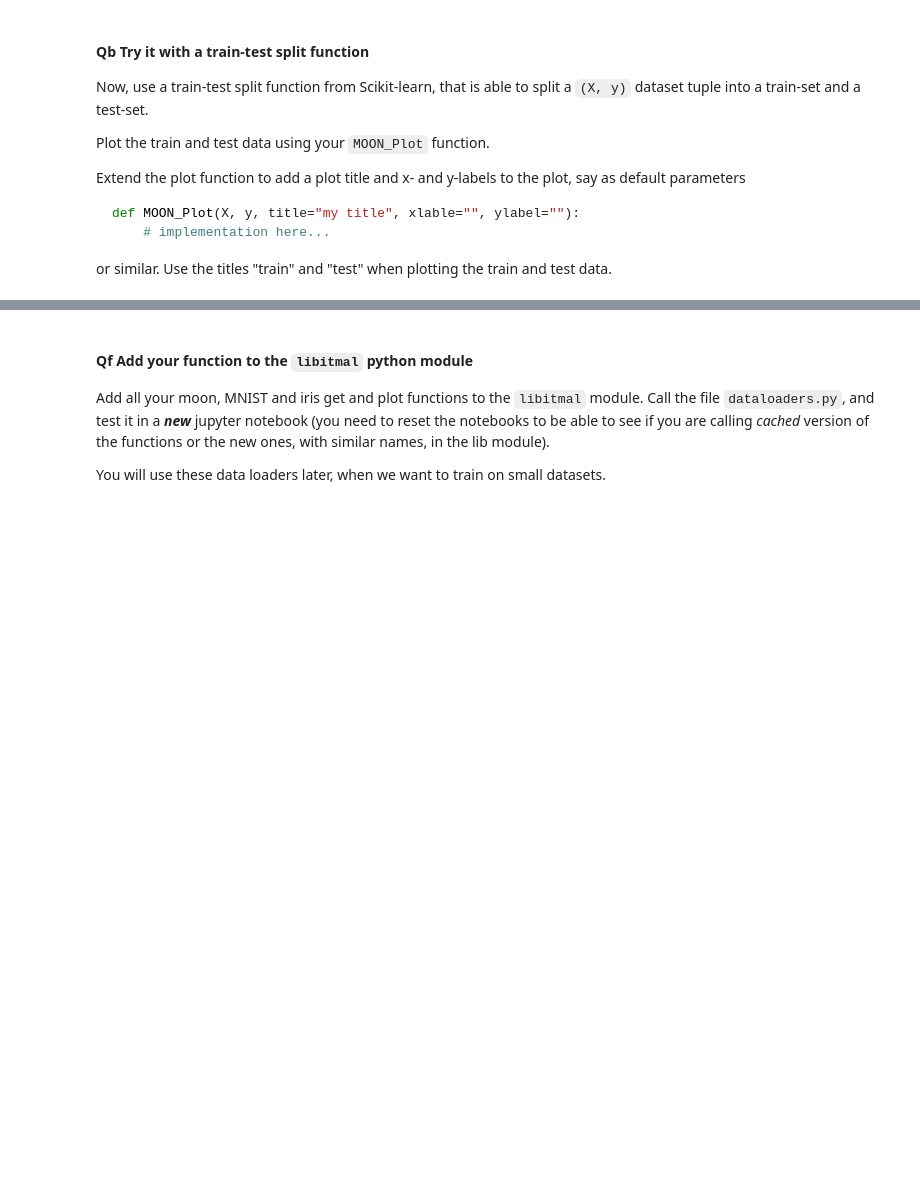
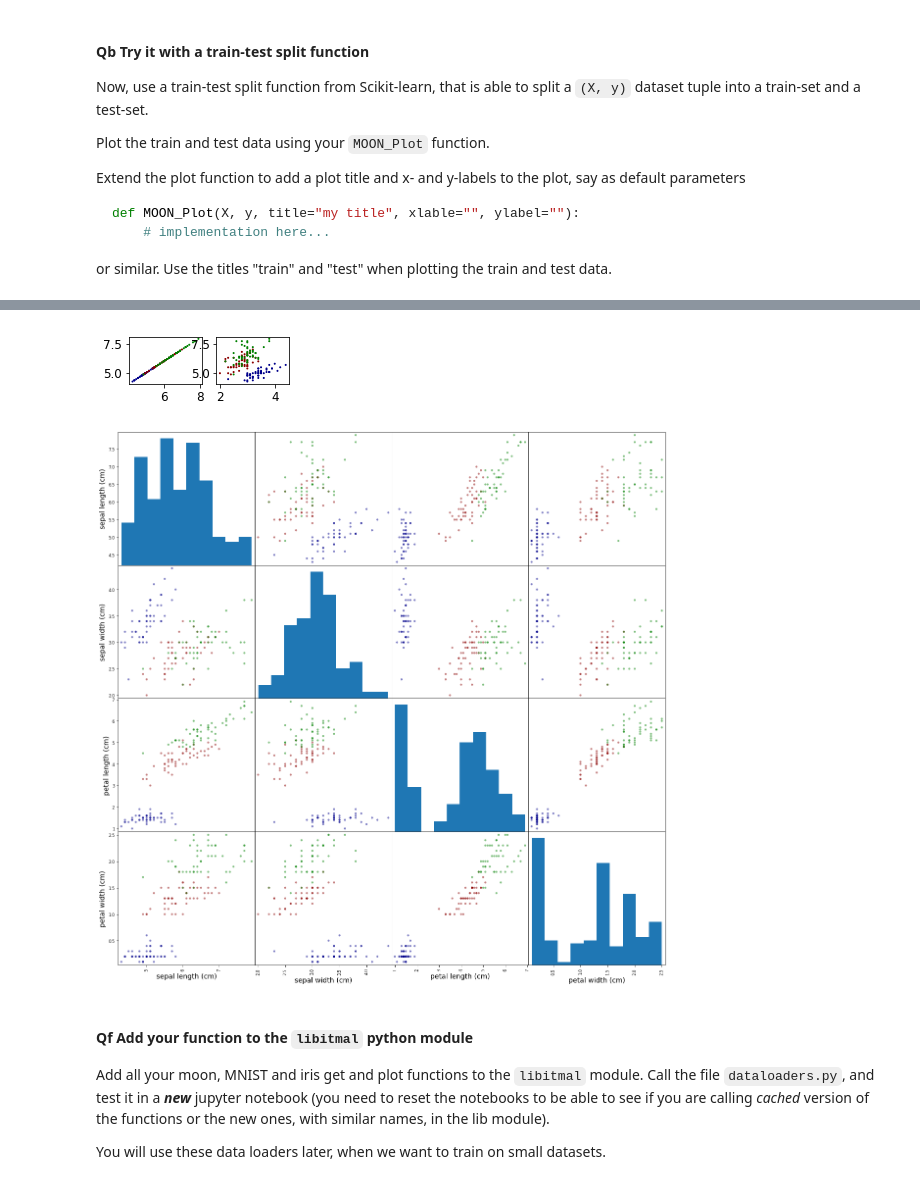
Before and after one commit to 2takker/ITMAL-gr46, a Jupyter notebook: L03/dataset.ipynb, the cells around one changed output, grey strips where cells are left out. Cells and saved outputs as stored; diff of their text form; code cells hidden in the pictures; blank space fills up the shorter version.

```diff
--- a/L03/dataset.ipynb
+++ b/L03/dataset.ipynb
@@ -159,0 +170,10 @@ Creating the iris data loader, `IRIS_GetDataSet()`, this time we use the iris lo
+# %%
+# TODO: Qd...
+
+def IRIS_GetDataSet():
+    return sklearn.datasets.load_iris()
+data = IRIS_GetDataSet()
+print(data.target_names)
+print(data.feature_names)
+print(data.target)
+print(type(data.target))
@@ -172,3 +199,40 @@ Create a plot function that takes just two feature dimensions and plots them in
+# %%
+# TODO: Qe...
+colors = []
+
+#prepare colors
+for x in data.target:
+    if x == 0:
+        colors.append('DarkBlue')
+    elif x == 1:
+        colors.append('DarkRed')
+    elif x == 2:
+        colors.append('Green')
+
+def IrisFeatureComparePlot(data,feature_nOne=0,feature_nTwo=0,color=[]):
+    plt.scatter(data.data[:,feature_nOne],data.data[:,feature_nTwo],s=1,color=colors)
+
+plt.subplot(441)
+IrisFeatureComparePlot(data,0,0,color=colors)
+
+plt.subplot(442)
+IrisFeatureComparePlot(data,1,0,color=colors)
+
+#and on and on... not the most elegant solution...
+
+plt.show()
+
+import pandas as pd
+from pandas.plotting import scatter_matrix
+
+df = pd.DataFrame(data.data,columns=data.feature_names)
+attributes = ['sepal length (cm)', 'sepal width (cm)', 'petal length (cm)', 'petal width (cm)']
+
+scatter_matrix(df[data.feature_names],figsize=(20,20),s=70,color=colors)
+plt.show()
+# %% [output]
+[figure, added]
+[figure, added]
 # %% [markdown]
 #### Qf Add your function to the `libitmal` python module
 
```
Also changed, not shown: parts of 9 cells of this notebook, 8 other files.
